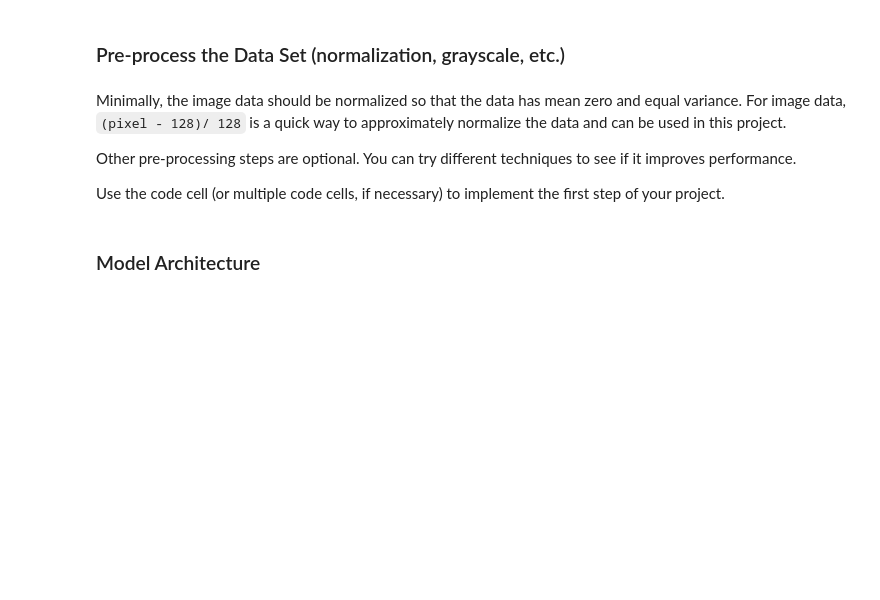
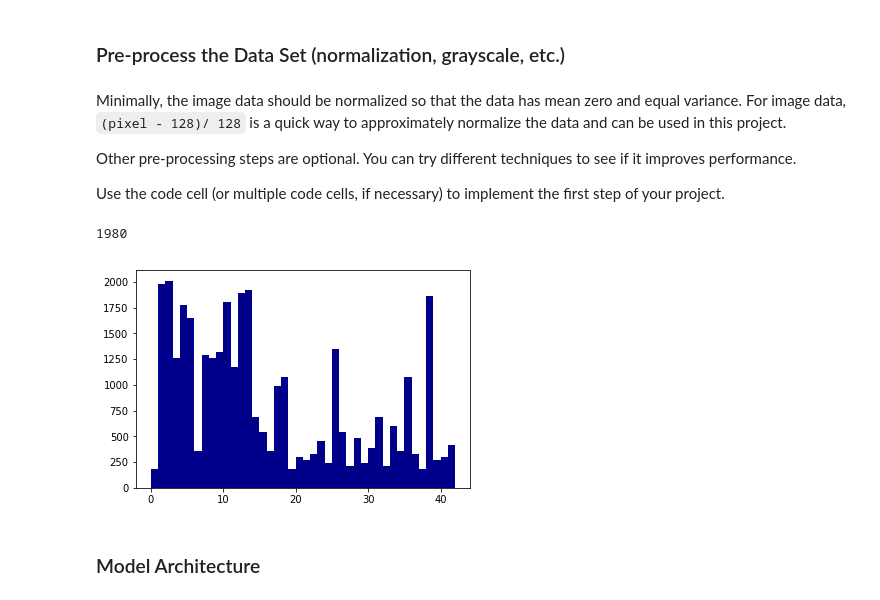
Before and after one commit to EmilePapillon/CarND-Traffic-Sign-Classifier-Project, a Jupyter notebook: Traffic_Sign_Classifier.ipynb, the cells around one changed output. Saved outputs shown, nothing was run; the diff lists cells and outputs as text; code cells hidden in the pictures; blank space fills up the shorter version.

```diff
--- a/Traffic_Sign_Classifier.ipynb
+++ b/Traffic_Sign_Classifier.ipynb
@@ -153,0 +259,10 @@ BATCH_SIZE = 128
+# %%
+plt.hist(y_train,bins=np.unique(y_train),histtype='stepfilled',color=['darkblue'])
+
+for t in range(n_classes):
+    idx= [i for i,x in enumerate(y_train) if x==t]
+
+print(len(z))
+# %% [output]
+1980
+[figure, added]
```
Also changed, not shown: parts of 12 cells of this notebook, 3 other files.
